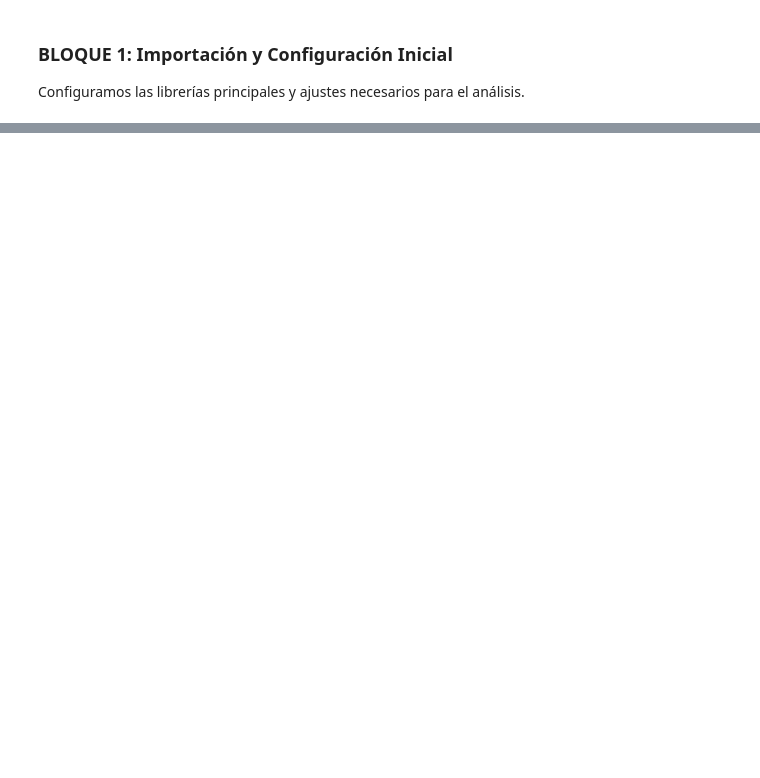
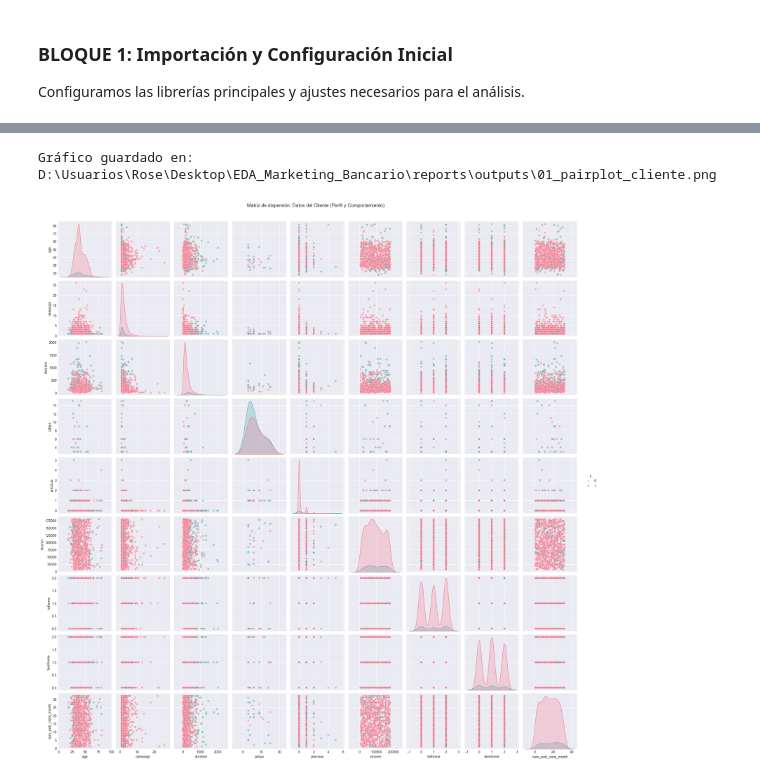
Before and after one commit to roseprogramming/eda_marqueting_bancario, a Jupyter notebook: notebooks/01_EDA_Analisis.ipynb, the cells around one changed output, grey strips where cells are left out. Drawn from its saved outputs; the diff is of its cells as text; code cells hidden in the pictures; blank space fills up the shorter version.

```diff
--- a/notebooks/01_EDA_Analisis.ipynb
+++ b/notebooks/01_EDA_Analisis.ipynb
@@ -591,0 +621,80 @@ plt.show()  # Muestra el gráfico
+# %%
+# =============================================================================
+# BLOQUE 3.2 PAIRPLOT DE VARIABLES NUMÉRICAS (OPTIMIZADO POR RENDIMIENTO)
+# =============================================================================
+# CONTEXTO Y OBJETIVO:
+# Este bloque explora visualmente las relaciones entre variables numéricas del dataset maestro,
+# diferenciando los grupos según la variable objetivo (suscribió/no suscribió).
+#
+# Para optimizar el tiempo de ejecución y evitar una matriz de gráficos ilegible (NxN excesivo),
+# se ha dividido el análisis en dos grupos lógicos: "Datos del Cliente" y "Datos del Entorno Económico".
+# El objetivo sigue siendo detectar patrones, agrupamientos, outliers y relaciones no lineales
+# antes de profundizar en el análisis individual de cada variable.
+
+
+# 1. Selección de variables numéricas por grupos lógicos
+# Variables asociadas al perfil demográfico y de comportamiento del cliente
+vars_cliente = [
+    'age', 'campaign', 'duration', 'pdays', 'previous',
+    'income', 'kidhome', 'teenhome', 'num_web_visits_month'
+]
+
+# Variables asociadas al contexto del entorno macroeconómico
+vars_economicas = ['emp_var_rate', 'cons_price_idx', 'cons_conf_idx', 'euribor3m', 'nr_employed']
+
+# Validación de existencia: filtramos solo las columnas que realmente existen en el DataFrame
+# Importante para asegurar robustez ante cambios o versiones en el dataset
+vars_cliente = [v for v in vars_cliente if v in df_perfil_cliente.columns]
+vars_economicas = [v for v in vars_economicas if v in df_perfil_cliente.columns]
+
+# 2. Muestreo del dataset para evitar sobrecarga visual
+# Si el dataset es grande (>1000 filas), se toma una muestra aleatoria para aligerar la carga de matplotlib.
+# Esto reduce drásticamente el tiempo de renderizado de la matriz de gráficos y mejora la legibilidad.
+df_sample = df_perfil_cliente.sample(n=1000, random_state=42) if len(df_perfil_cliente) > 1000 else df_perfil_cliente.copy() # Muestra aleatoria
+
+# 3. Generación del pairplot: GRUPO DATOS DEL CLIENTE
+# Visualiza la matriz de dispersión entre variables demográficas y de contacto previo
+if vars_cliente: # Solo ejecuta si hay variables en el grupo
+    pairplot_cliente = sns.pairplot(df_sample, vars=vars_cliente, hue='y', palette='husl', plot_kws={'alpha':0.5}) # Crea el pairplot
+    pairplot_cliente.fig.suptitle('Matriz de dispersión: Datos del Cliente (Perfil y Comportamiento)', y=1.02, fontsize=14) # Título del gráfico
+    pl.guardar_grafico('01_pairplot_cliente.png') # Guarda el gráfico usando la función auxiliar
+    plt.show() # Muestra el gráfico en la celda
+
+    # Registro de variables analizadas en el diccionario global
+    tasas_por_variable['pairplot_cliente'] = {
+        'variables': vars_cliente, # Variables analizadas en este grupo
+        'sample_size': len(df_sample) # Tamaño de la muestra utilizada
+    }
+
+# 4. Generación del pairplot: GRUPO ENTORNO ECONÓMICO
+# Visualiza la matriz de dispersión entre variables macroeconómicas (contexto externo)
+if vars_economicas: # Solo ejecuta si hay variables en el grupo
+    pairplot_economico = sns.pairplot(df_sample, vars=vars_economicas, hue='y', palette='husl', plot_kws={'alpha':0.5}) # Crea el pairplot
+    pairplot_economico.fig.suptitle('Matriz de dispersión: Entorno Económico (Contexto)', y=1.02, fontsize=14) # Título del gráfico
+    pl.guardar_grafico('01_pairplot_economico.png') # Guarda el gráfico usando la función auxiliar
+    plt.show() # Muestra el gráfico en la celda
+
+    # Registro de variables analizadas en el diccionario global
+    tasas_por_variable['pairplot_economico'] = {
+        'variables': vars_economicas, # Variables analizadas en este grupo
+        'sample_size': len(df_sample) # Tamaño de la muestra utilizada
+    }
+
+# 5. Análisis bivariado específico: ingresos vs. edad
+# Se genera un scatterplot para analizar la relación entre ingresos y edad, coloreando por el resultado de campaña.
+# Este análisis complementario busca visualizar si el poder adquisitivo correlacionado con la edad influye en la decisión.
+if 'income' in df_sample.columns: # Verifica existencia de variable 'income'
+    plt.figure(figsize=(8,6)) # Tamaño de la figura
+    sns.scatterplot(data=df_sample, x='age', y='income', hue='y', palette='husl', alpha=0.5) # Crea el scatterplot
+    plt.title('Relación ingresos vs. edad por resultado de campaña') # Título del gráfico
+    plt.xlabel('Edad') # Etiqueta eje X
+    plt.ylabel('Ingresos') # Etiqueta eje Y
+    plt.legend(title='Suscribió (y)') # Leyenda
+    plt.tight_layout() # Ajuste de layout
+    pl.guardar_grafico('02_scatter_age_income.png') # Guarda el gráfico
+    plt.show() # Muestra el gráfico
+else:
+    print("⚠ Variable 'income' no encontrada. Se omite el scatterplot ingresos vs. edad.") # Mensaje informativo si falta
+# %% [output]
+Gráfico guardado en: D:\Usuarios\Rose\Desktop\EDA_Marketing_Bancario\reports\outputs\01_pairplot_cliente.png
+[figure, added]
```
Also changed, not shown: parts of 19 cells of this notebook, 23 other files.
